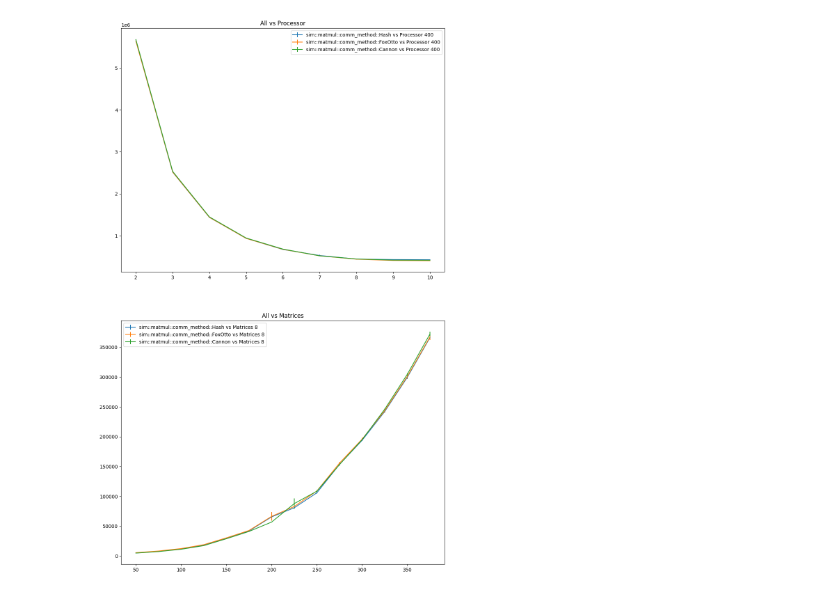
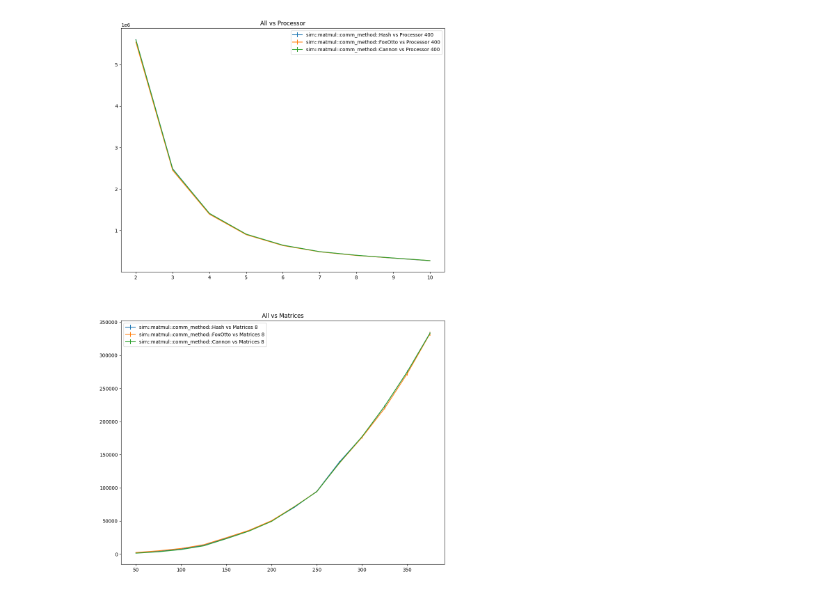
Before and after one commit to LucaChot/PartII-Diss, a Jupyter notebook: data_processing/processing_data.ipynb, the cells around one changed output. Drawn from its saved outputs; the diff is of its cells as text; code cells hidden in the pictures.

```diff
--- a/data_processing/processing_data.ipynb
+++ b/data_processing/processing_data.ipynb
@@ -81,5 +114,5 @@ display_benchmark("../data_local.json")
 # %%
-display_benchmark("../data_remote1.json")
+display_benchmark("thread_time/data_remote1.json")
 # %% [output]
-[figure, old version]
+[figure, new version]
 # %%
```
Also changed, not shown: parts of 23 cells of this notebook, 22 other files.
